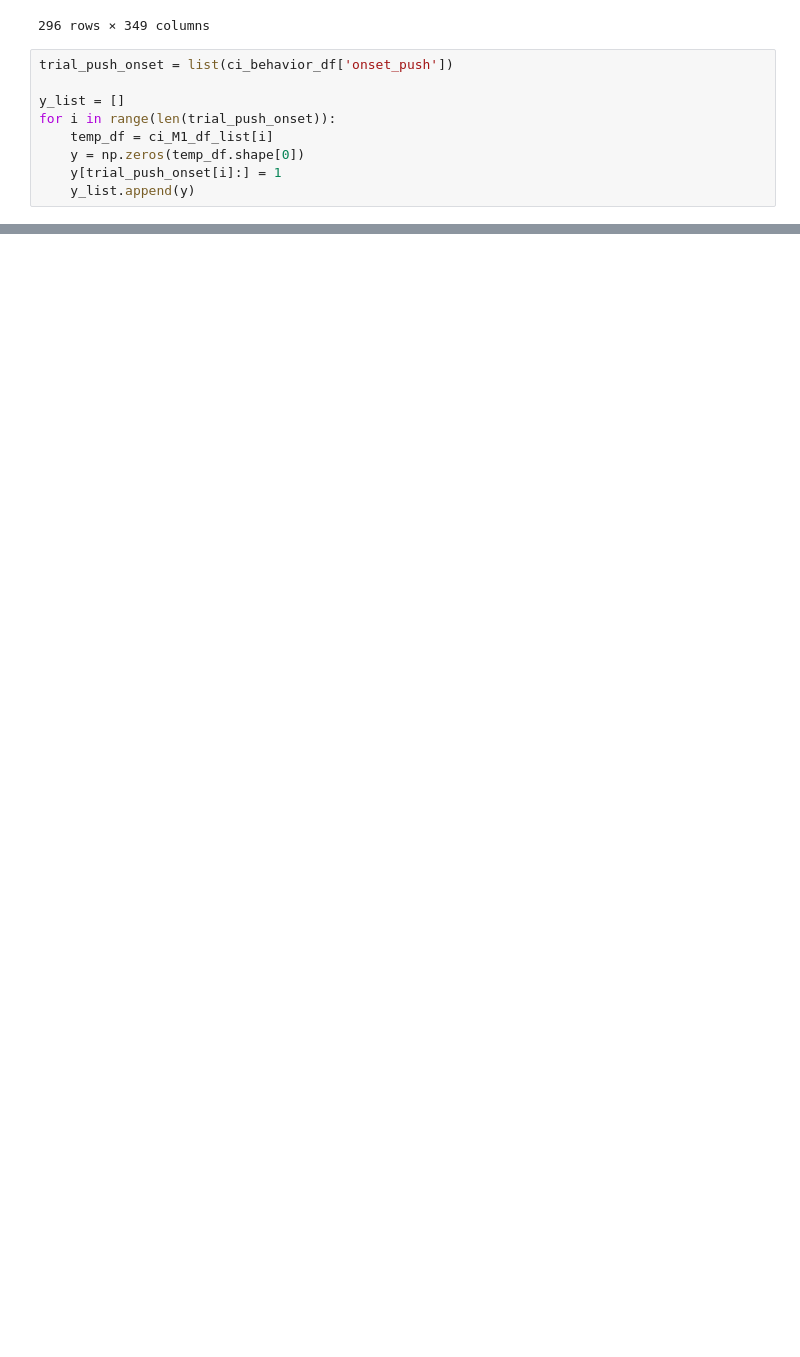
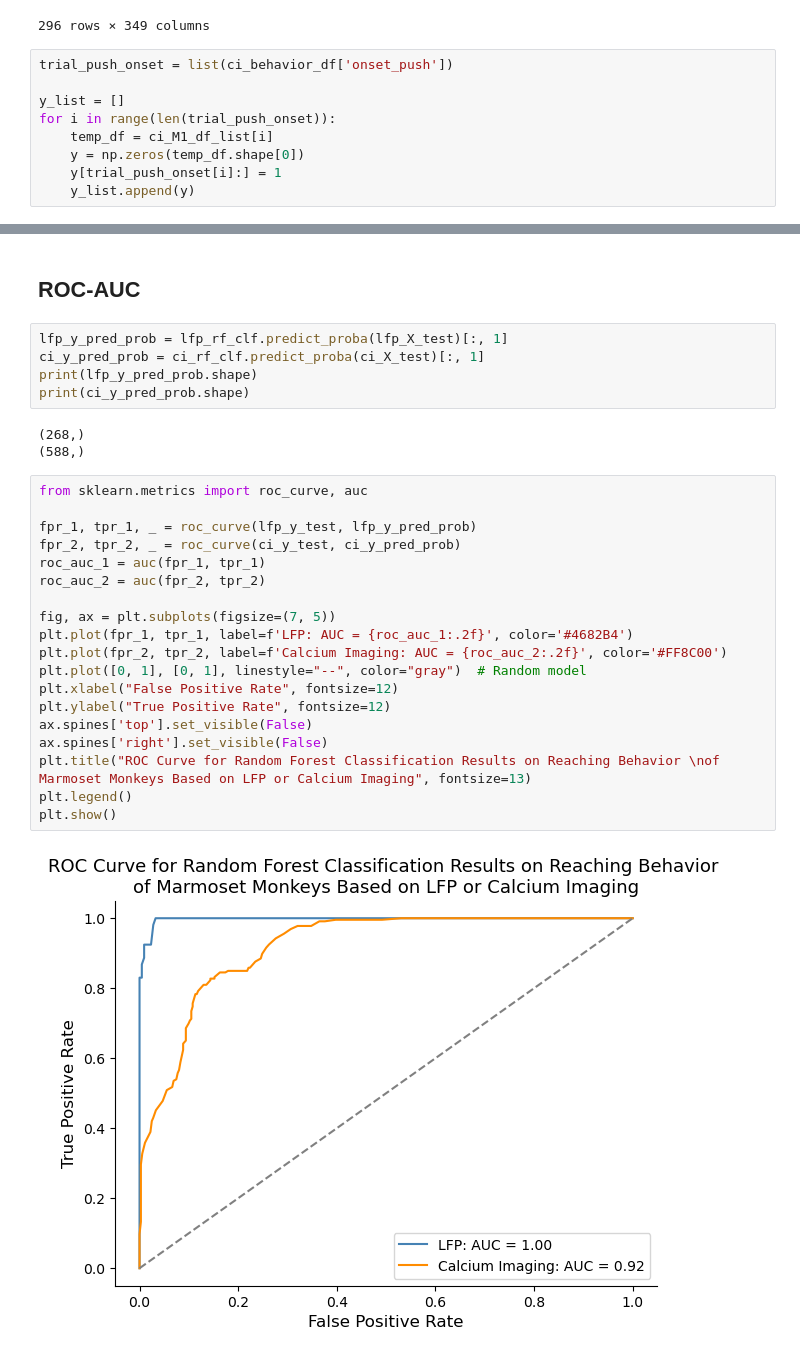
Before and after one commit to pbvijaya/BIPN162_Cell_Types, a Jupyter notebook: final_project_models.ipynb, the cells around one changed output, grey strips where cells are left out. Cells and saved outputs as stored; diff of their text form; blank space fills up the shorter version.

```diff
--- a/final_project_models.ipynb
+++ b/final_project_models.ipynb
@@ -332,0 +604,31 @@ for i in range(len(trial_push_onset)):
+# %% [markdown]
+## ROC-AUC
+# %%
+lfp_y_pred_prob = lfp_rf_clf.predict_proba(lfp_X_test)[:, 1]
+ci_y_pred_prob = ci_rf_clf.predict_proba(ci_X_test)[:, 1]
+print(lfp_y_pred_prob.shape)
+print(ci_y_pred_prob.shape)
+# %% [output]
+(268,)
+(588,)
+# %%
+from sklearn.metrics import roc_curve, auc
+
+fpr_1, tpr_1, _ = roc_curve(lfp_y_test, lfp_y_pred_prob)
+fpr_2, tpr_2, _ = roc_curve(ci_y_test, ci_y_pred_prob)
+roc_auc_1 = auc(fpr_1, tpr_1)
+roc_auc_2 = auc(fpr_2, tpr_2)
+
+fig, ax = plt.subplots(figsize=(7, 5))
+plt.plot(fpr_1, tpr_1, label=f'LFP: AUC = {roc_auc_1:.2f}', color='#4682B4')
+plt.plot(fpr_2, tpr_2, label=f'Calcium Imaging: AUC = {roc_auc_2:.2f}', color='#FF8C00')
+plt.plot([0, 1], [0, 1], linestyle="--", color="gray")  # Random model
+plt.xlabel("False Positive Rate", fontsize=12)
+plt.ylabel("True Positive Rate", fontsize=12)
+ax.spines['top'].set_visible(False)
+ax.spines['right'].set_visible(False)
+plt.title("ROC Curve for Random Forest Classification Results on Reaching Behavior \nof Marmoset Monkeys Based on LFP or Calcium Imaging", fontsize=13)
+plt.legend()
+plt.show()
+# %% [output]
+[figure, added]
```
Also changed, not shown: parts of 51 cells of this notebook, 4 other files.
